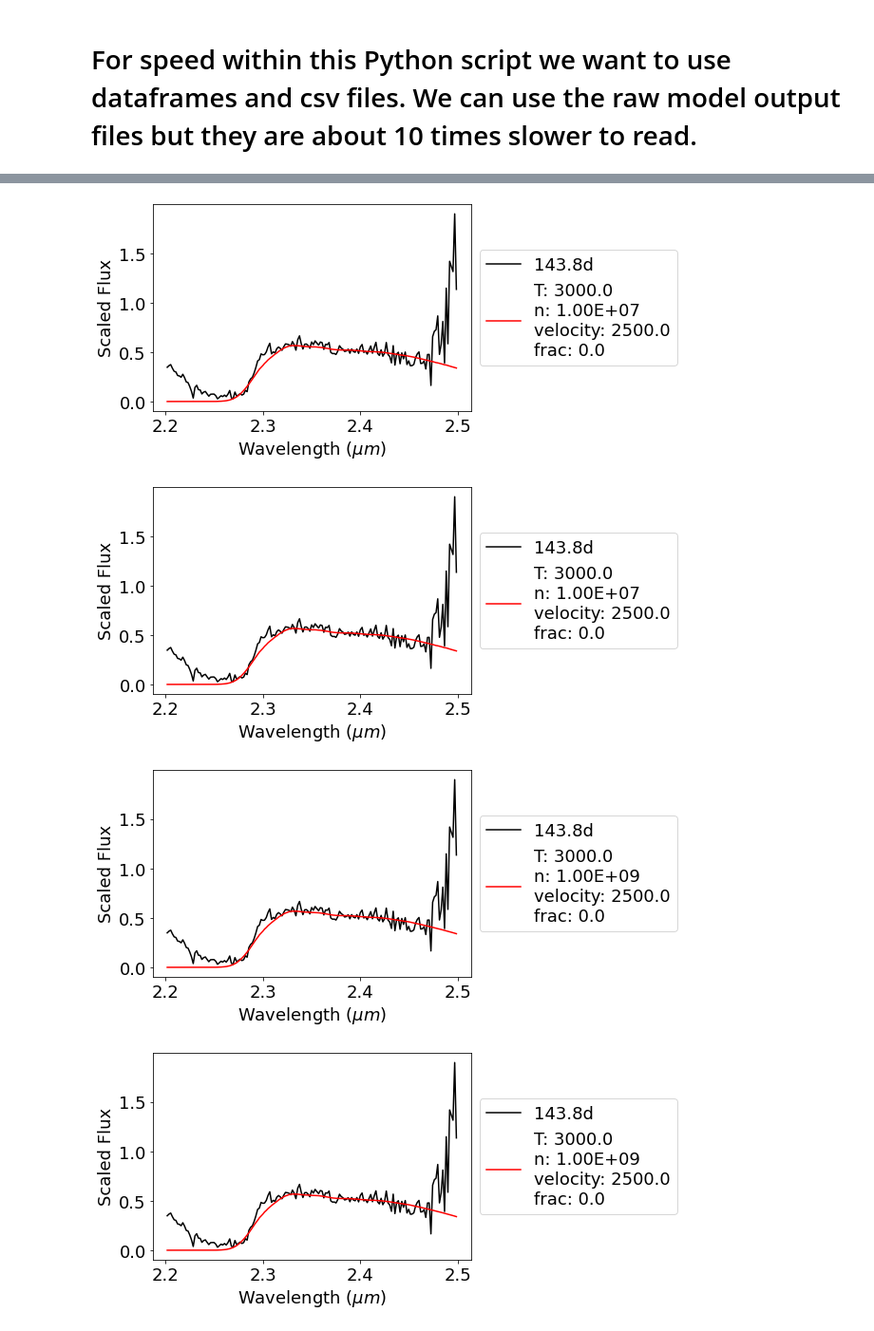
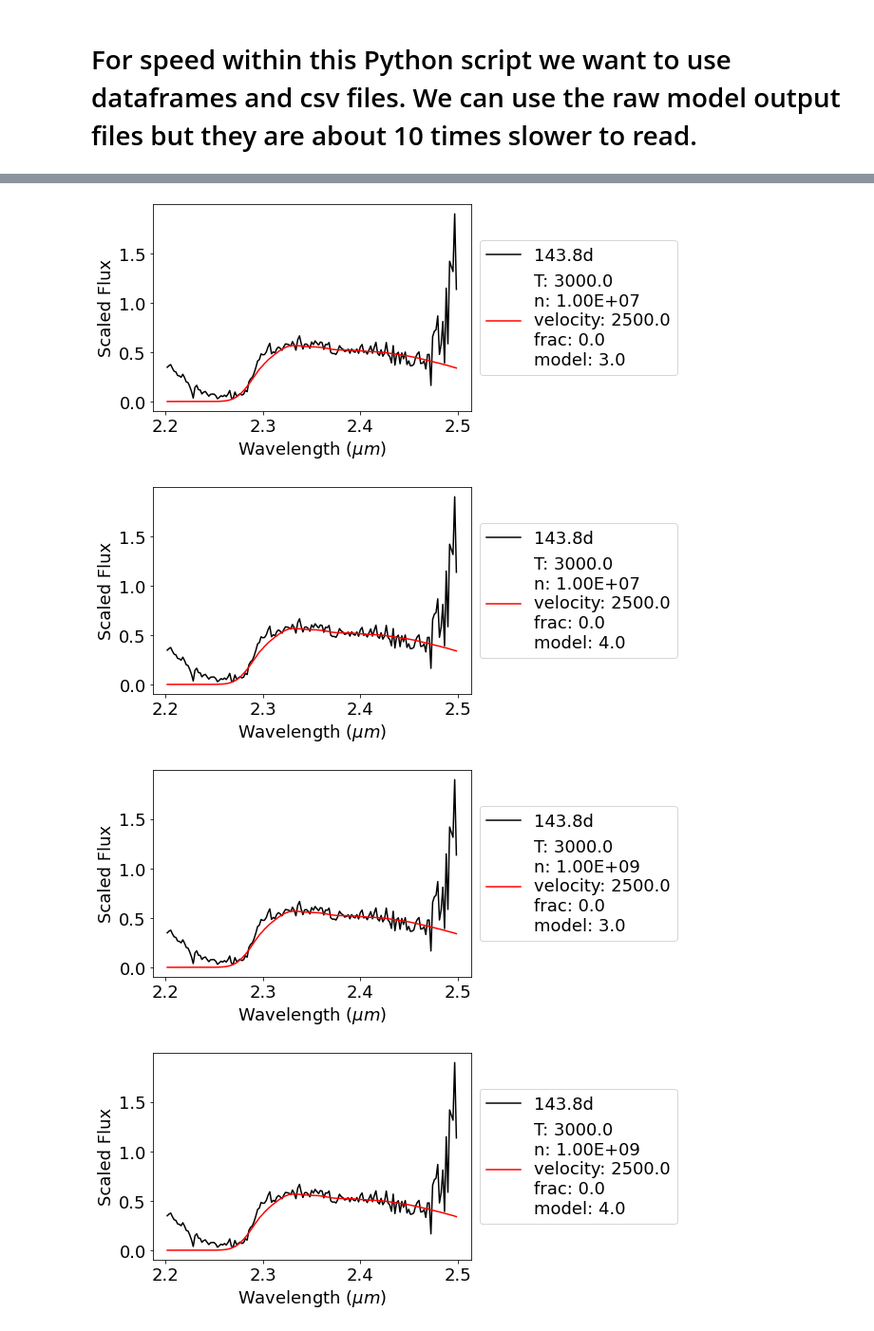
Before and after one commit to scottfdavis/CO-modeling, a Jupyter notebook: example/plot_CO.ipynb, the cells around one changed output, grey strips where cells are left out. Shown at 95% size. Cells and saved outputs as stored; diff of their text form; code cells hidden in the pictures.

Commit message:
adding model set number

```diff
--- a/example/plot_CO.ipynb
+++ b/example/plot_CO.ipynb
@@ -72,14 +72,14 @@ df
 import warnings
 warnings.filterwarnings("ignore")
 
-def get_model_new(path,temp,n,velocity,mole_frac,molecule):
+def get_model_new(path,temp,dens,velocity,mole_frac,molecule,modelset):
     modeldf = pd.read_csv(co_path+'/models_csv/'+
-                          molecule+'_'+str(velocity)+'_'+str(mole_frac)+'.csv')
+                          molecule+'_'+str(modelset)+'_'+str(velocity)+'_'+str(mole_frac)+'.csv')
 
-    n = str(format(n, "10.2E")).strip()
+    dens = str(format(dens, "10.2E")).strip()
     temp = str(format(temp, ".2f")).strip()
 
-    return [modeldf['wl'].values, modeldf[n+'/'+temp].values]
+    return [modeldf['wl'].values, modeldf[dens+'/'+temp].values]
 
 # loop over models
 chisq, fArr, fileArr, params = [], [], [], []
@@ -89,8 +89,8 @@ for i in range(len(df)):
 
     # get model from csv file
     wav, opac = get_model.get_csv(co_path+'/models_csv/',df.temperature.values[i],
-                                  df.n.values[i],df.velocity.values[i],
-                                  df.mole_frac.values[i],df.molecule.values[i])
+                                  df.density.values[i],df.velocity.values[i],
+                                  df.mole_frac.values[i],df.molecule.values[i],df.dataset.values[i])
     wav = wav/1e4
 
     # trim model
@@ -110,36 +110,36 @@ for i in range(len(df)):
 
     if plot:
         plt.plot(spec['lambda'],spec['flux'],color='black')
         plt.plot(spec['lambda'],interpF,color='red')
         plt.show()
 
     w = [(spec['lambda'] >= 2.28) & (spec['lambda'] <= 2.46)][0]
     chisq.append(stats.chisquare(interpF[w],spec['flux'].values[w])[0])
     fArr.append(interpF)
     fileArr.append(i)
-    params.append([df.temperature.values[i],df.n.values[i],df.velocity.values[i],df.mole_frac.values[i]])
+    params.append([df.temperature.values[i],df.density.values[i],df.velocity.values[i],df.mole_frac.values[i],df.dataset.values[i]])
 
 w = np.argsort(chisq)
 chisq, fArr, fileArr, params = np.array(chisq)[w], np.array(fArr)[w], np.array(fileArr)[w], np.array(params)[w]
 
 # plot best XX models for each spectrum
 matplotlib.rcParams.update({'font.size': 18})
 for i in range(25):
     label = r'T: '+str(params[i][0])+'\n'+'n: '+format(params[i][1],".2E")+'\n'+\
-             'velocity: '+str(params[i][2])+'\n'+'frac: '+str(params[i][3])
+             'velocity: '+str(params[i][2])+'\n'+'frac: '+str(params[i][3])+'\n'+'model: '+str(params[i][4])
 
     w = [(spec['lambda'].values < 2.5)]
     plt.plot(spec['lambda'].values[w],spec['flux'].values[w],color='black')
     plt.plot(spec['lambda'].values[w],fArr[i][w],color='red',label=label)
 
     q = [(spec['lambda'].values > 2.2) & (spec['lambda'].values < 2.5)]
     plt.xlabel(r'Wavelength ($\mu m$)')
     plt.ylabel('Scaled Flux')
     plt.legend(bbox_to_anchor=(1.0,0.5), loc="center left",labels=[str(specPhase)+'d',label])
 
     plt.show()
 # %% [output]
-[figure, old version]
+[figure, new version]
-[figure, old version]
+[figure, new version]
-[figure, old version]
+[figure, new version]
-[figure, old version]
+[figure, new version]
```
Also changed, not shown: parts of 2 cells of this notebook, 3 other files.
